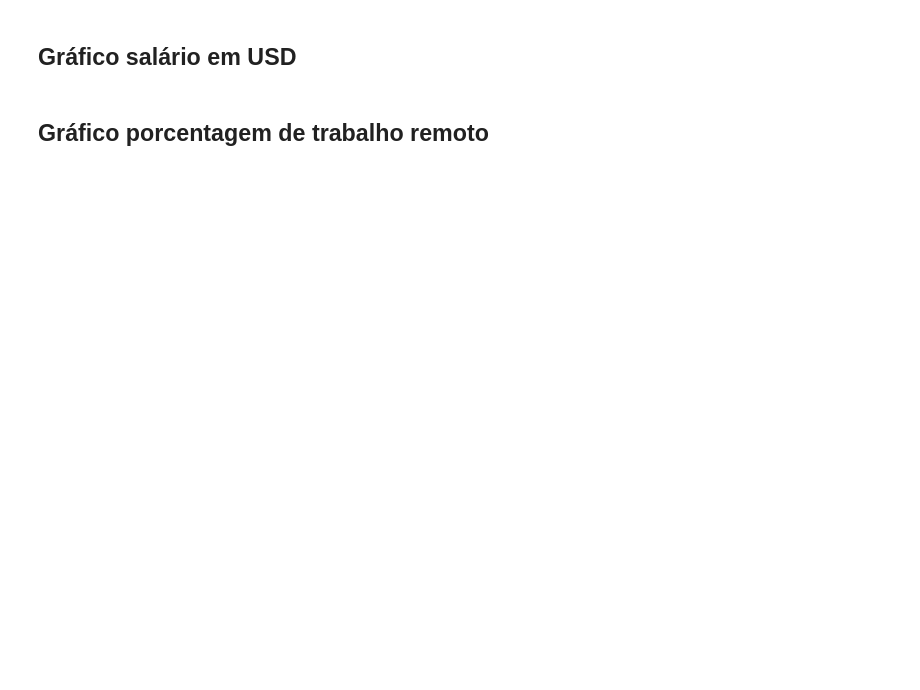
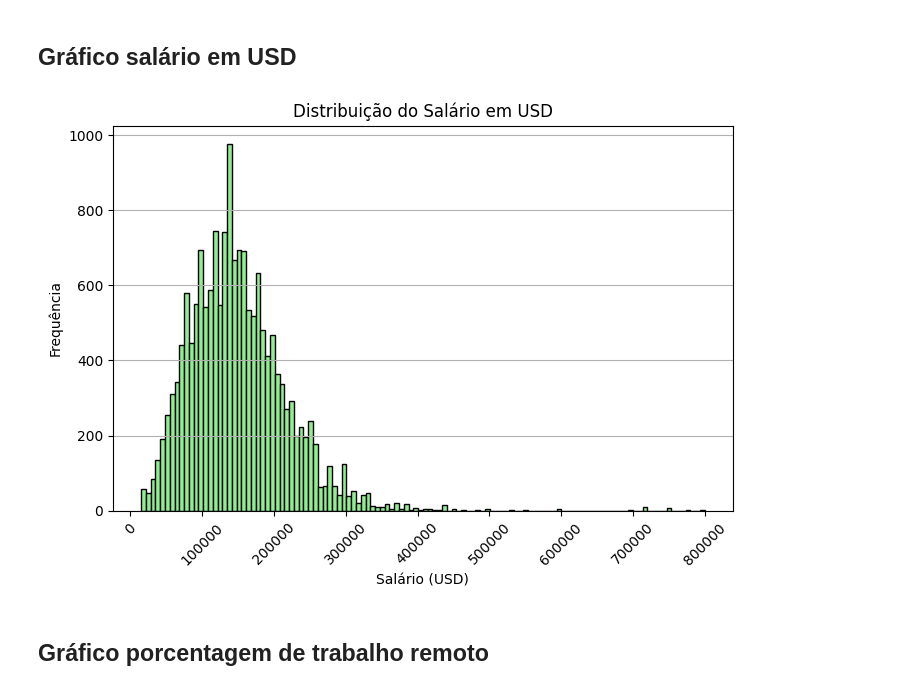
Before and after one commit to pedroreis01/analiseEstatistica, a Jupyter notebook: app.ipynb, the cells around one changed output. Drawn from its saved outputs; the diff is of its cells as text; code cells hidden in the pictures; blank space fills up the shorter version.

```diff
--- a/app.ipynb
+++ b/app.ipynb
@@ -182,15 +207,19 @@ plot_experience_level(df)
 # %%
 
 def plot_salary(df):
-    """Plota a distribuição do salário em USD"""
+    """Plota a distribuição do salário em USD como um histograma."""
     plt.figure(figsize=(8, 5))
-    plt.hist(df['salary'], bins=30, color='lightgreen', edgecolor='black')
+    # Plotar histograma com ajuste automático de bins
+    plt.hist(df['salary_in_usd'], bins='auto', color='lightgreen', edgecolor='black')
     plt.title('Distribuição do Salário em USD')
     plt.xlabel('Salário (USD)')
     plt.ylabel('Frequência')
     plt.grid(axis='y')
+    plt.xticks(rotation=45)  # Rotacionar os rótulos do eixo x, se necessário
     plt.show()
 plot_salary(df)
+# %% [output]
+[figure, added]
 # %% [markdown]
 ## Gráfico porcentagem de trabalho remoto
 # %%
```
Also changed, not shown: parts of 5 cells of this notebook.
